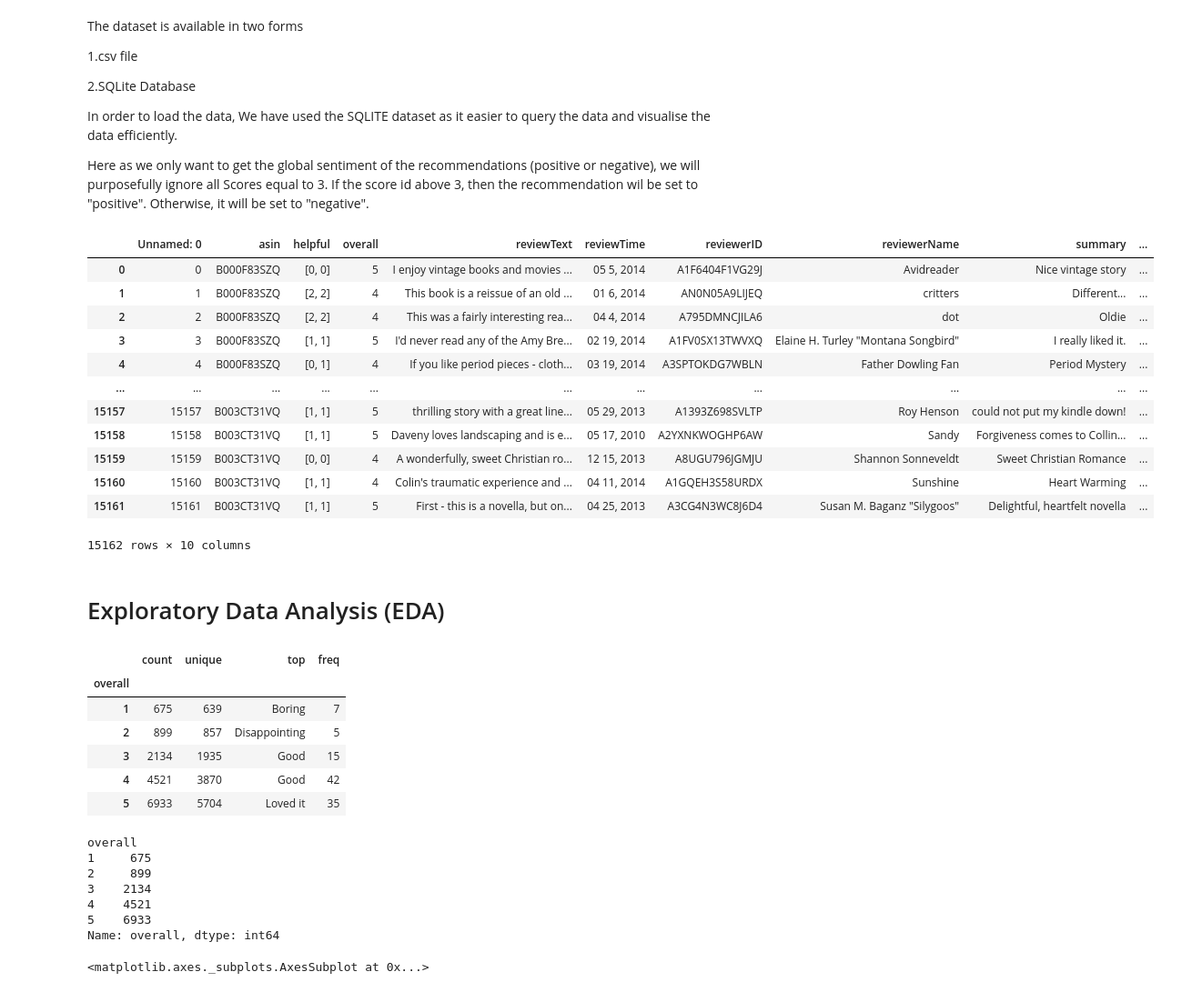
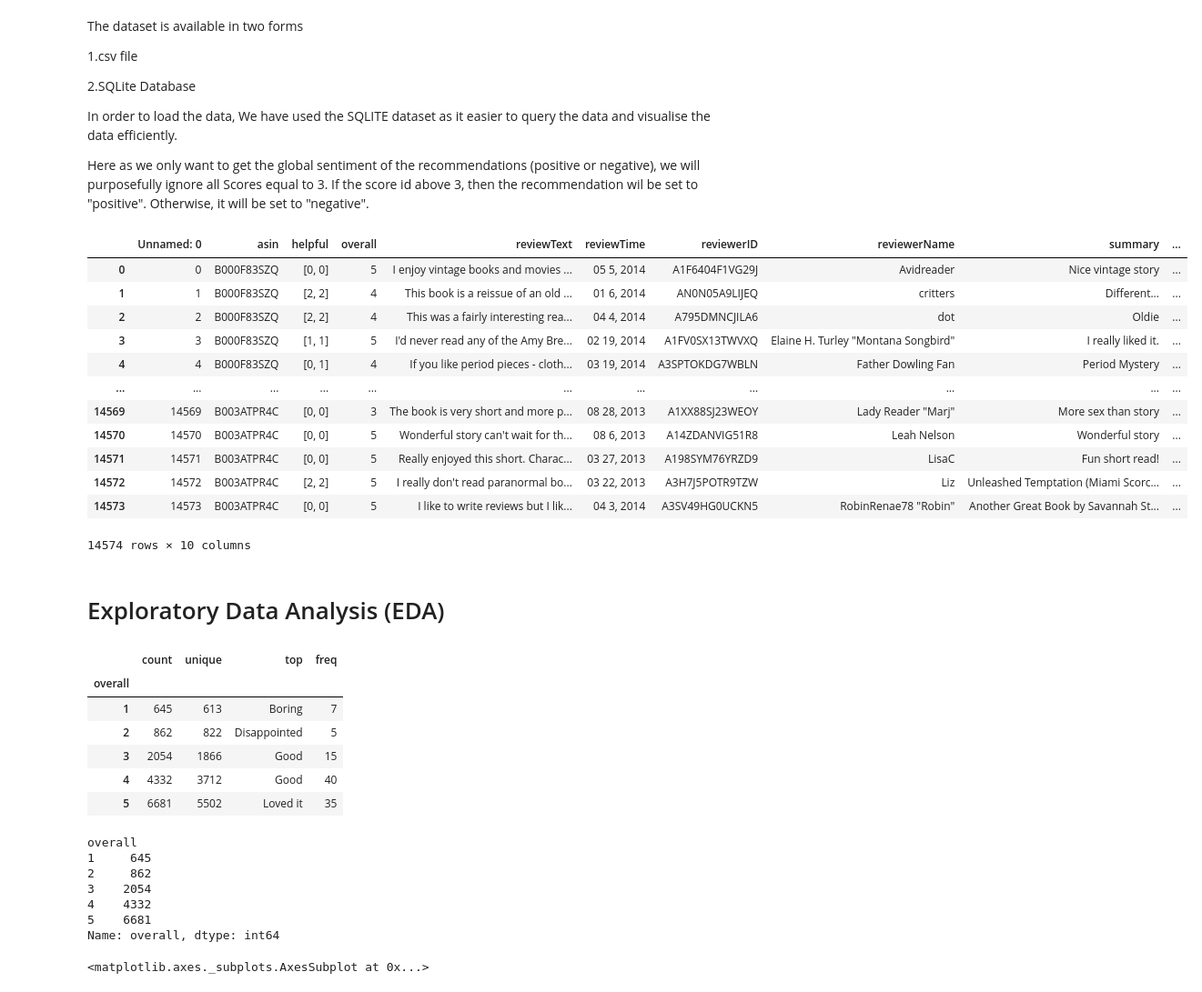
Before and after one commit to SmartPracticeschool/llSPS-INT-1113-Amazon-Kindle-Store-Reviews-Analysis, a Jupyter notebook: Amazon kindle store reviews analysis.ipynb, the cells around one changed output. Shown at 91% size. Drawn from its saved outputs; the diff is of its cells as text; code cells hidden in the pictures.

```diff
--- a/Amazon kindle store reviews analysis.ipynb
+++ b/Amazon kindle store reviews analysis.ipynb
@@ -34,22 +34,22 @@ In order to load the data, We have used the SQLITE dataset as it easier to query
 
 Here as we only want to get the global sentiment of the recommendations (positive or negative), we will purposefully ignore all Scores equal to 3. If the score id above 3, then the recommendation wil be set to "positive". Otherwise, it will be set to "negative".
 # %%
-data1=pd.read_csv("kindle_reviews.csv") #the data in the csv file is stored in data1
+data1 = pd.read_csv('reviews_book1.csv') #the data in the csv file is stored in data1
 data1
 # %% [output]
 |  | Unnamed: 0 | asin | helpful | overall | reviewText | reviewTime | reviewerID | reviewerName | summary | ... |
 | 0 | 0 | B000F83SZQ | [0, 0] | 5 | I enjoy vintage books and movies ... | 05 5, 2014 | A1F6404F1VG29J | Avidreader | Nice vintage story | ... |
 | 1 | 1 | B000F83SZQ | [2, 2] | 4 | This book is a reissue of an old ... | 01 6, 2014 | AN0N05A9LIJEQ | critters | Different... | ... |
 | 2 | 2 | B000F83SZQ | [2, 2] | 4 | This was a fairly interesting rea... | 04 4, 2014 | A795DMNCJILA6 | dot | Oldie | ... |
 | 3 | 3 | B000F83SZQ | [1, 1] | 5 | I'd never read any of the Amy Bre... | 02 19, 2014 | A1FV0SX13TWVXQ | Elaine H. Turley "Montana Songbird" | I really liked it. | ... |
 | 4 | 4 | B000F83SZQ | [0, 1] | 4 | If you like period pieces - cloth... | 03 19, 2014 | A3SPTOKDG7WBLN | Father Dowling Fan | Period Mystery | ... |
 | ... | ... | ... | ... | ... | ... | ... | ... | ... | ... | ... |
-| 15157 | 15157 | B003CT31VQ | [1, 1] | 5 | thrilling story with a great line... | 05 29, 2013 | A1393Z698SVLTP | Roy Henson | could not put my kindle down! | ... |
-| 15158 | 15158 | B003CT31VQ | [1, 1] | 5 | Daveny loves landscaping and is e... | 05 17, 2010 | A2YXNKWOGHP6AW | Sandy | Forgiveness comes to Collin... | ... |
-| 15159 | 15159 | B003CT31VQ | [0, 0] | 4 | A wonderfully, sweet Christian ro... | 12 15, 2013 | A8UGU796JGMJU | Shannon Sonneveldt | Sweet Christian Romance | ... |
-| 15160 | 15160 | B003CT31VQ | [1, 1] | 4 | Colin's traumatic experience and ... | 04 11, 2014 | A1GQEH3S58URDX | Sunshine | Heart Warming | ... |
-| 15161 | 15161 | B003CT31VQ | [1, 1] | 5 | First - this is a novella, but on... | 04 25, 2013 | A3CG4N3WC8J6D4 | Susan M. Baganz "Silygoos" | Delightful, heartfelt novella | ... |
+| 14569 | 14569 | B003ATPR4C | [0, 0] | 3 | The book is very short and more p... | 08 28, 2013 | A1XX88SJ23WEOY | Lady Reader "Marj" | More sex than story | ... |
+| 14570 | 14570 | B003ATPR4C | [0, 0] | 5 | Wonderful story can't wait for th... | 08 6, 2013 | A14ZDANVIG51R8 | Leah Nelson | Wonderful story | ... |
+| 14571 | 14571 | B003ATPR4C | [0, 0] | 5 | Really enjoyed this short. Charac... | 03 27, 2013 | A198SYM76YRZD9 | LisaC | Fun short read! | ... |
+| 14572 | 14572 | B003ATPR4C | [2, 2] | 5 | I really don't read paranormal bo... | 03 22, 2013 | A3H7J5POTR9TZW | Liz | Unleashed Temptation (Miami Scorc... | ... |
+| 14573 | 14573 | B003ATPR4C | [0, 0] | 5 | I like to write reviews but I lik... | 04 3, 2014 | A3SV49HG0UCKN5 | RobinRenae78 "Robin" | Another Great Book by Savannah St... | ... |
-15162 rows × 10 columns
+14574 rows × 10 columns
 # %% [markdown]
 # Exploratory Data Analysis (EDA)
 # %%
@@ -57,20 +57,20 @@ data1.groupby('overall')['summary'].describe()
 # %% [output]
 |  | count | unique | top | freq |
 | overall |  |  |  |  |
-| 1 | 675 | 639 | Boring | 7 |
-| 2 | 899 | 857 | Disappointing | 5 |
-| 3 | 2134 | 1935 | Good | 15 |
-| 4 | 4521 | 3870 | Good | 42 |
-| 5 | 6933 | 5704 | Loved it | 35 |
+| 1 | 645 | 613 | Boring | 7 |
+| 2 | 862 | 822 | Disappointed | 5 |
+| 3 | 2054 | 1866 | Good | 15 |
+| 4 | 4332 | 3712 | Good | 40 |
+| 5 | 6681 | 5502 | Loved it | 35 |
 # %%
 data1.groupby('overall').overall.count()
 # %% [output]
 overall
-1     675
-2     899
-3    2134
-4    4521
-5    6933
+1     645
+2     862
+3    2054
+4    4332
+5    6681
 Name: overall, dtype: int64
 # %%
 %matplotlib inline
```
Also changed, not shown: parts of 46 cells of this notebook.
